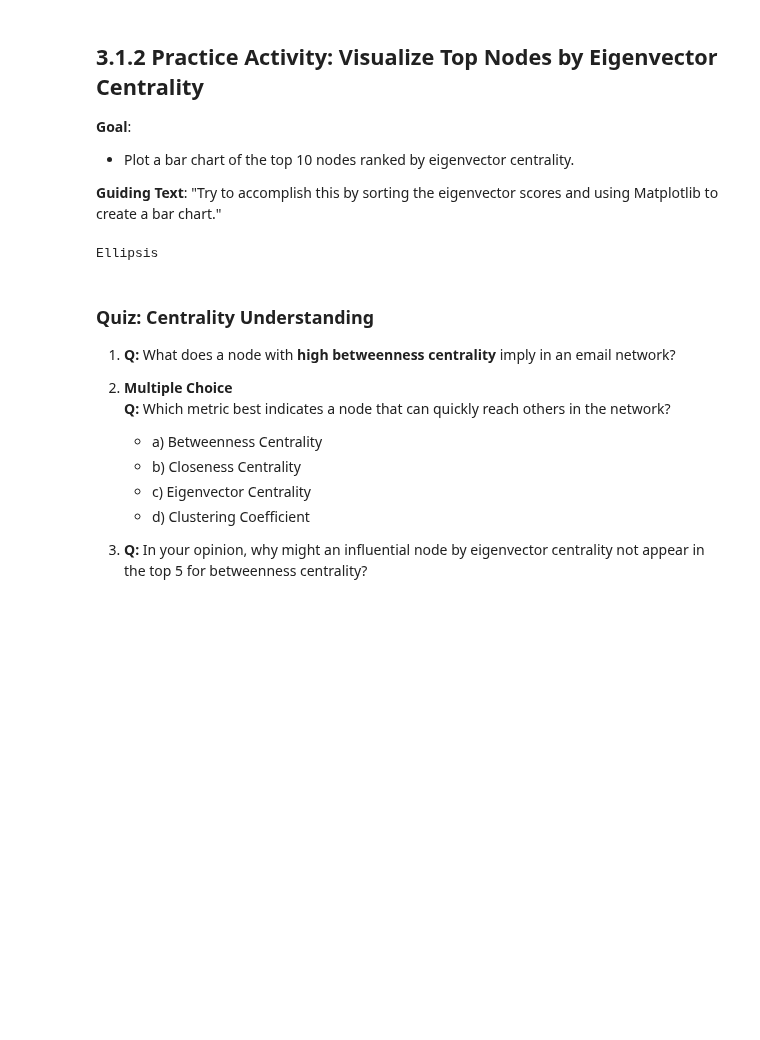
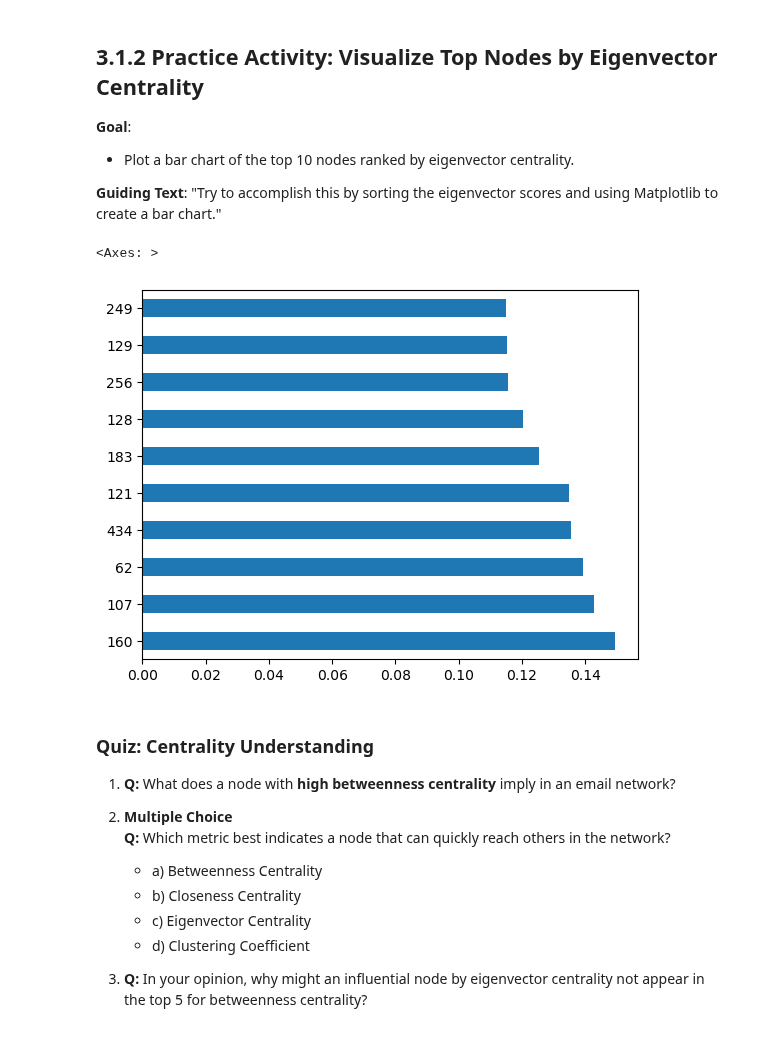
Before and after one commit to bgbg/ML-on-Graphs, a Jupyter notebook: 3_Advanced_Network_Properties.ipynb, the cells around one changed output. Cells and saved outputs as stored; diff of their text form; code cells hidden in the pictures; blank space fills up the shorter version.

```diff
--- a/3_Advanced_Network_Properties.ipynb
+++ b/3_Advanced_Network_Properties.ipynb
@@ -208,10 +208,11 @@ sns.pairplot(df_centralities)
 - Plot a bar chart of the top 10 nodes ranked by eigenvector centrality.
 
 **Guiding Text**: "Try to accomplish this by sorting the eigenvector scores and using Matplotlib to create a bar chart."
-# %%
-...
-# %% [output]
-Ellipsis
+# %%
+(pd.Series(eigenvector).sort_values(ascending=False).head(10).plot(kind="barh"))
+# %% [output]
+<Axes: >
+[figure, added]
 # %% [markdown]
 ### Quiz: Centrality Understanding
 
```
Also changed, not shown: parts of 8 cells of this notebook.
